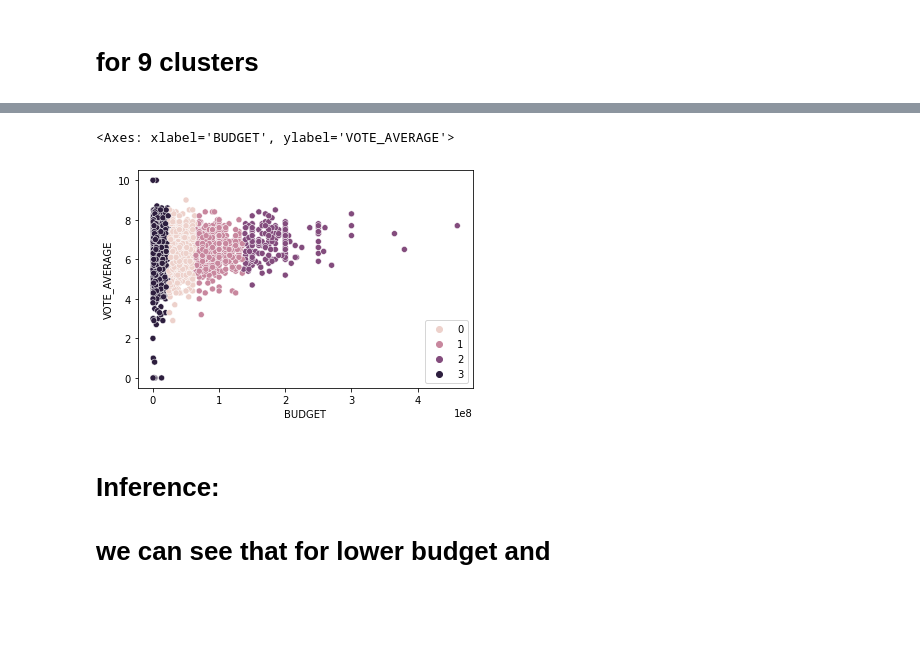
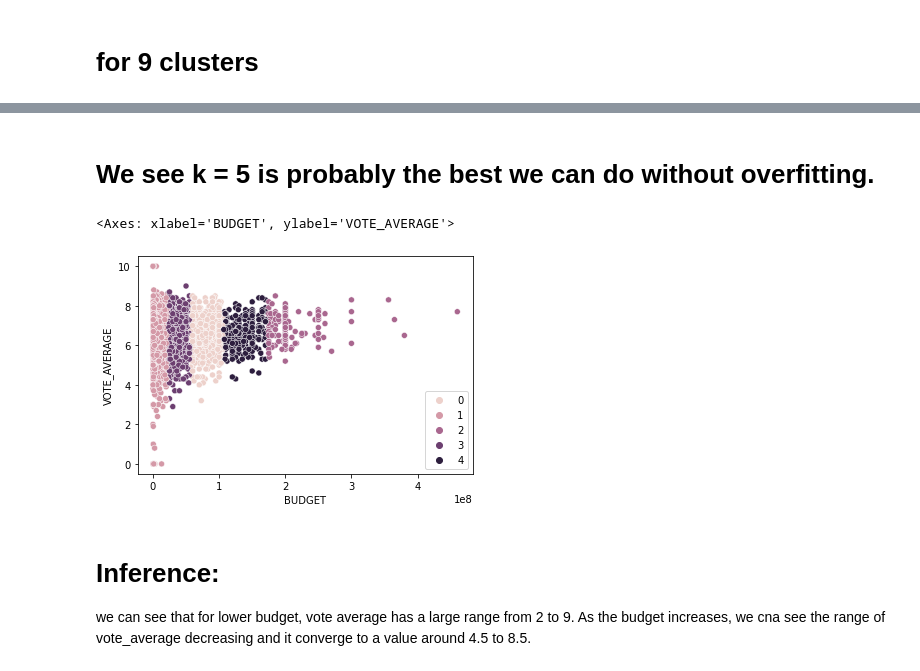
Before and after one commit to jewjux/sc1015-dsai, a Jupyter notebook: kmeansclusteringv3.ipynb, the cells around one changed output, grey strips where cells are left out. Cells and saved outputs as stored; diff of their text form; code cells hidden in the pictures; blank space fills up the shorter version.

```diff
--- a/kmeansclusteringv3.ipynb
+++ b/kmeansclusteringv3.ipynb
@@ -70,3 +61,5 @@ dtype: int64
 # %%
+X = numerical_data[['BUDGET', 'VOTE_AVERAGE']]
 kmeans = KMeans(n_clusters = 3)
-kmeans.fit(X_train)
+kmeans.fit(X)
+labels = kmeans.labels_
@@ -90,18 +111,18 @@ silhouette_score(X_train, kmeans.labels_, metric='euclidean')
 # %%
-K = range(2, 11)
-fits = []
-score = []
+# K = range(2, 11)
+# fits = []
+# score = []
 
 
-for k in K:
-    # train the model for current value of k on training data
-    model = KMeans(n_clusters = k).fit(X_train)
+# for k in K:
+#     # train the model for current value of k on training data
+#     model = KMeans(n_clusters = k).fit(X_train)
 
-    # append the model to fits
-    fits.append(model)
+#     # append the model to fits
+#     fits.append(model)
 
-    # Append the silhouette score to scores
-    score.append(silhouette_score(X_train, model.labels_, metric='euclidean'))
+#     # Append the silhouette score to scores
+#     score.append(silhouette_score(X_train, model.labels_, metric='euclidean'))
 # %% [markdown]
 # for 2 clusters
 # %%
@@ -147,8 +171,10 @@ sns.lineplot(x = K, y = score)
+# %% [markdown]
+# We see k = 5 is probably the best we can do without overfitting.
 # %%
-sns.scatterplot(data = X_train, x = 'BUDGET', y = 'VOTE_AVERAGE', hue = fits[2].labels_)
+sns.scatterplot(data = X, x = 'BUDGET', y = 'VOTE_AVERAGE', hue = fits[3].labels_)
 # %% [output]
 <Axes: xlabel='BUDGET', ylabel='VOTE_AVERAGE'>
-[figure, old version]
+[figure, new version]
-# %% [markdown]
-# Inference:
-# we can see that for lower budget and
+# %% [markdown]
+# Inference:
+ we can see that for lower budget, vote average has a large range from 2 to 9. As the budget increases, we cna see the range of vote_average decreasing and it converge to a value around 4.5 to 8.5.
```
Also changed, not shown: parts of 17 cells of this notebook.
